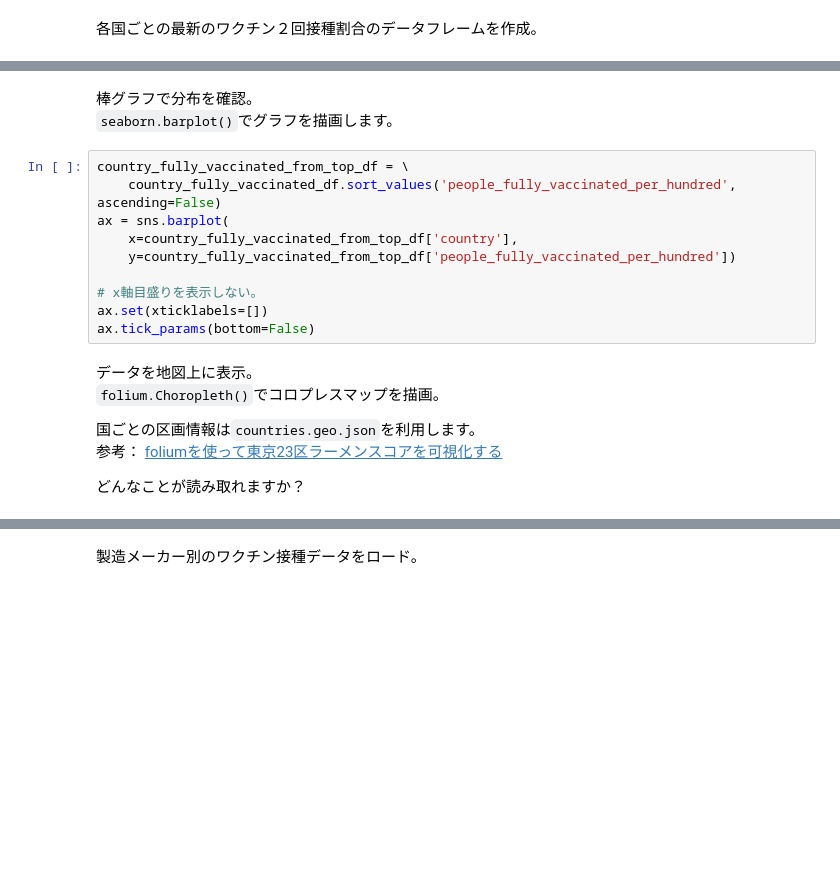
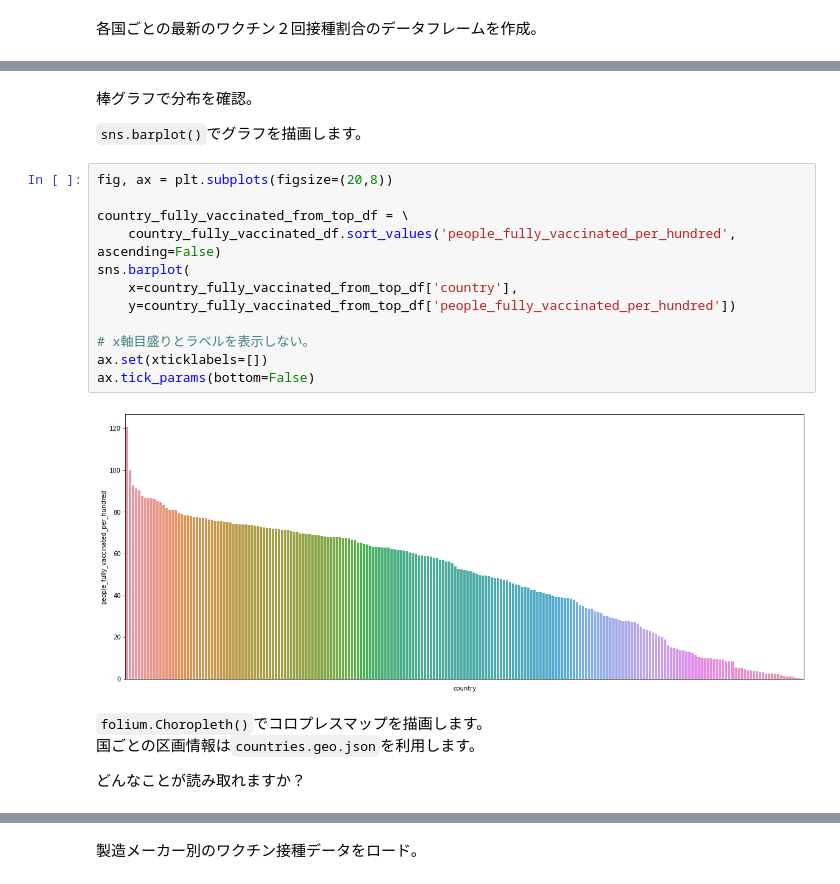
Before and after one commit to hosaka893/introduction_to_pandas, a Jupyter notebook: 01_データの把握/課題B.ipynb, the cells around one changed output, grey strips where cells are left out. Saved outputs shown, nothing was run; the diff lists cells and outputs as text; blank space fills up the shorter version.

```diff
--- a/01_データの把握/課題B.ipynb
+++ b/01_データの把握/課題B.ipynb
@@ -83,22 +188,24 @@ country_fully_vaccinated_df.head(20)
 # %% [markdown]
 棒グラフで分布を確認。
-`seaborn.barplot()`でグラフを描画します。
+
+`sns.barplot()`でグラフを描画します。
 # %%
+fig, ax = plt.subplots(figsize=(20,8))
+
 country_fully_vaccinated_from_top_df = \
     country_fully_vaccinated_df.sort_values('people_fully_vaccinated_per_hundred', ascending=False)
-ax = sns.barplot(
+sns.barplot(
     x=country_fully_vaccinated_from_top_df['country'],
     y=country_fully_vaccinated_from_top_df['people_fully_vaccinated_per_hundred'])
 
-# x軸目盛りを表示しない。
+# x軸目盛りとラベルを表示しない。
 ax.set(xticklabels=[])
 ax.tick_params(bottom=False)
+# %% [output]
+[figure, added]
 # %% [markdown]
-データを地図上に表示。
-`folium.Choropleth()`でコロプレスマップを描画。
-
+`folium.Choropleth()`でコロプレスマップを描画します。
 国ごとの区画情報は`countries.geo.json`を利用します。
-参考： [foliumを使って東京23区ラーメンスコアを可視化する](https://qiita.com/xkent/items/d068fc504c8cef217ca8)
 
 どんなことが読み取れますか？
 # %%
```
Also changed, not shown: parts of 42 cells of this notebook.
